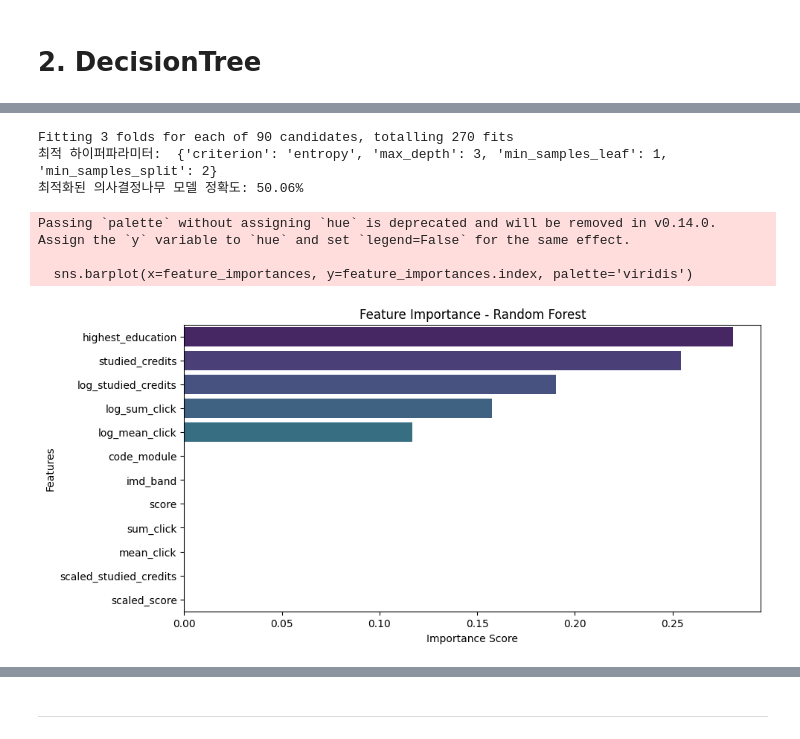
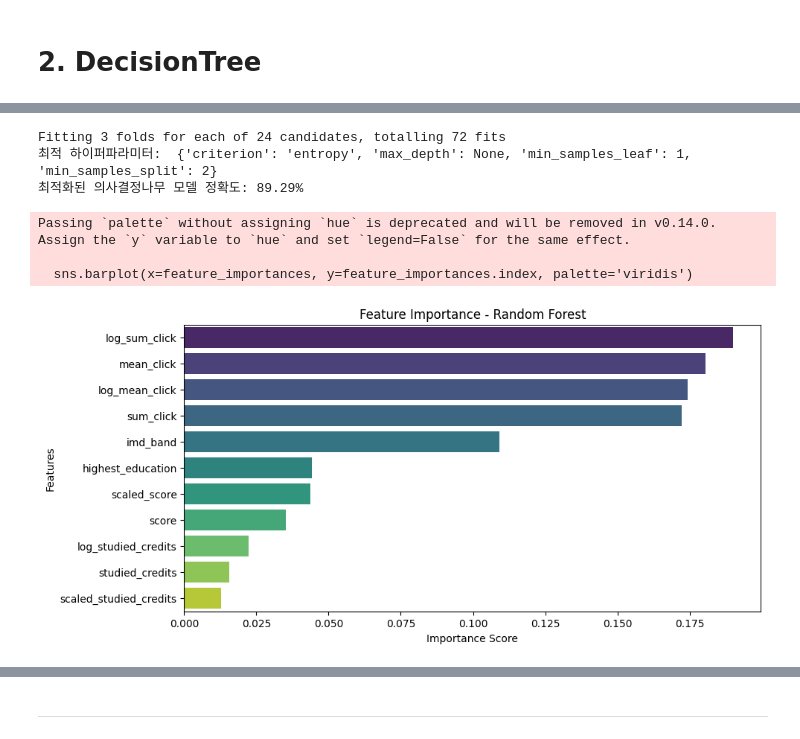
Before and after one commit to SKNETWORKS-FAMILY-AICAMP/SKN09-2nd-1Team, a Jupyter notebook: model.ipynb, the cells around one changed output, grey strips where cells are left out. Saved outputs shown, nothing was run; the diff lists cells and outputs as text; code cells hidden in the pictures.

```diff
--- a/model.ipynb
+++ b/model.ipynb
@@ -215,9 +234,9 @@ from sklearn.model_selection import GridSearchCV
 
 # 하이퍼파라미터 그리드 설정
 dt_param_grid = {
-    'max_depth': [3, 5, 7, 10, None],
-    'min_samples_split': [2, 5, 10],
-    'min_samples_leaf': [1, 2, 4],
+    'max_depth': [7, 10, None],
+    'min_samples_split': [2, 5],
+    'min_samples_leaf': [1, 2],
     'criterion': ['gini', 'entropy']
 }
 
@@ -242,26 +261,26 @@ y_pred_dt = best_dt_model.predict(X_test)
 dt_accuracy = accuracy_score(y_test, y_pred_dt)
 print(f'최적화된 의사결정나무 모델 정확도: {dt_accuracy * 100:.2f}%')
 # %% [output]
-Fitting 3 folds for each of 90 candidates, totalling 270 fits
-최적 하이퍼파라미터:  {'criterion': 'entropy', 'max_depth': 3, 'min_samples_leaf': 1, 'min_samples_split': 2}
-최적화된 의사결정나무 모델 정확도: 50.06%
+Fitting 3 folds for each of 24 candidates, totalling 72 fits
+최적 하이퍼파라미터:  {'criterion': 'entropy', 'max_depth': None, 'min_samples_leaf': 1, 'min_samples_split': 2}
+최적화된 의사결정나무 모델 정확도: 89.29%
 # %%
 import matplotlib.pyplot as plt
 import seaborn as sns
 
-feature_importances = pd.Series(best_dt_model.feature_importances_, index=df.drop(columns=['id_student','id_assessment','final_result']).columns).sort_values(ascending=False)
+feature_importances = pd.Series(best_dt_model.feature_importances_, index=X.columns).sort_values(ascending=False)
 
 plt.figure(figsize=(10, 5))
 sns.barplot(x=feature_importances, y=feature_importances.index, palette='viridis')
 plt.title("Feature Importance - Random Forest")
 plt.xlabel("Importance Score")
 plt.ylabel("Features")
 plt.show()
 # %% [output]
 Passing `palette` without assigning `hue` is deprecated and will be removed in v0.14.0. Assign the `y` variable to `hue` and set `legend=False` for the same effect.
 
   sns.barplot(x=feature_importances, y=feature_importances.index, palette='viridis')
-[figure, old version]
+[figure, new version]
 # %%
 import pandas as pd
 import numpy as np
```
Also changed, not shown: parts of 25 cells of this notebook.
